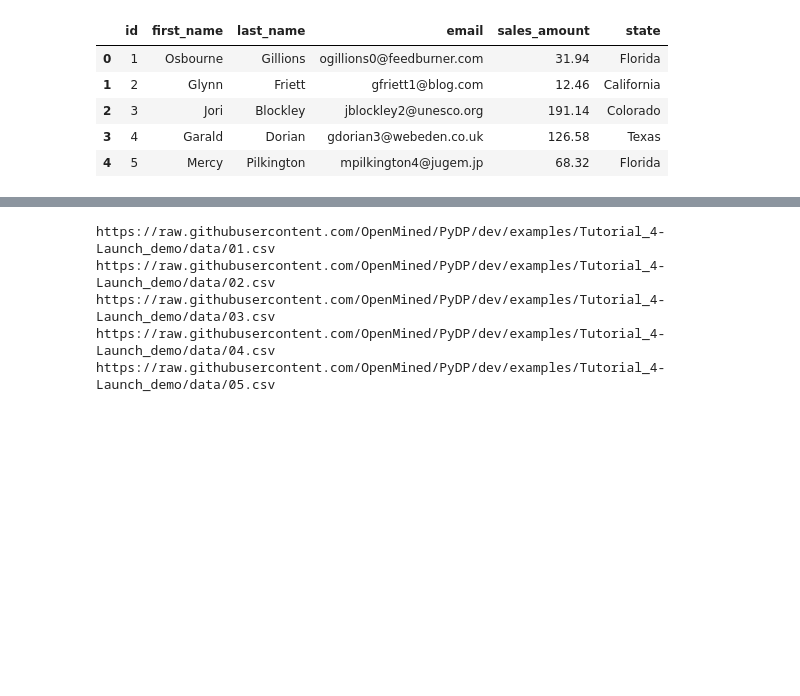
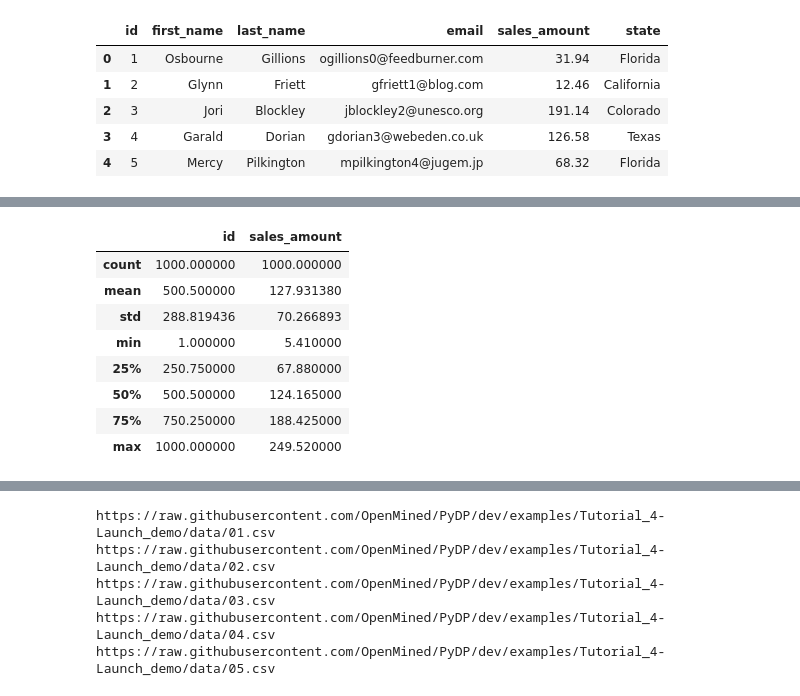
Before and after one commit to wcj365/python-stats-dataviz, a Jupyter notebook: examples/python_dp.ipynb, the cells around one changed output, grey strips where cells are left out. Cells and saved outputs as stored; diff of their text form; code cells hidden in the pictures; blank space fills up the shorter version.

```diff
--- a/examples/python_dp.ipynb
+++ b/examples/python_dp.ipynb
@@ -27,0 +48,12 @@ df1.head()
+# %%
+df1.describe()
+# %% [output]
+|  | id | sales_amount |
+| count | 1000.000000 | 1000.000000 |
+| mean | 500.500000 | 127.931380 |
+| std | 288.819436 | 70.266893 |
+| min | 1.000000 | 5.410000 |
+| 25% | 250.750000 | 67.880000 |
+| 50% | 500.500000 | 124.165000 |
+| 75% | 750.250000 | 188.425000 |
+| max | 1000.000000 | 249.520000 |
```
Also changed, not shown: parts of 6 cells of this notebook.
